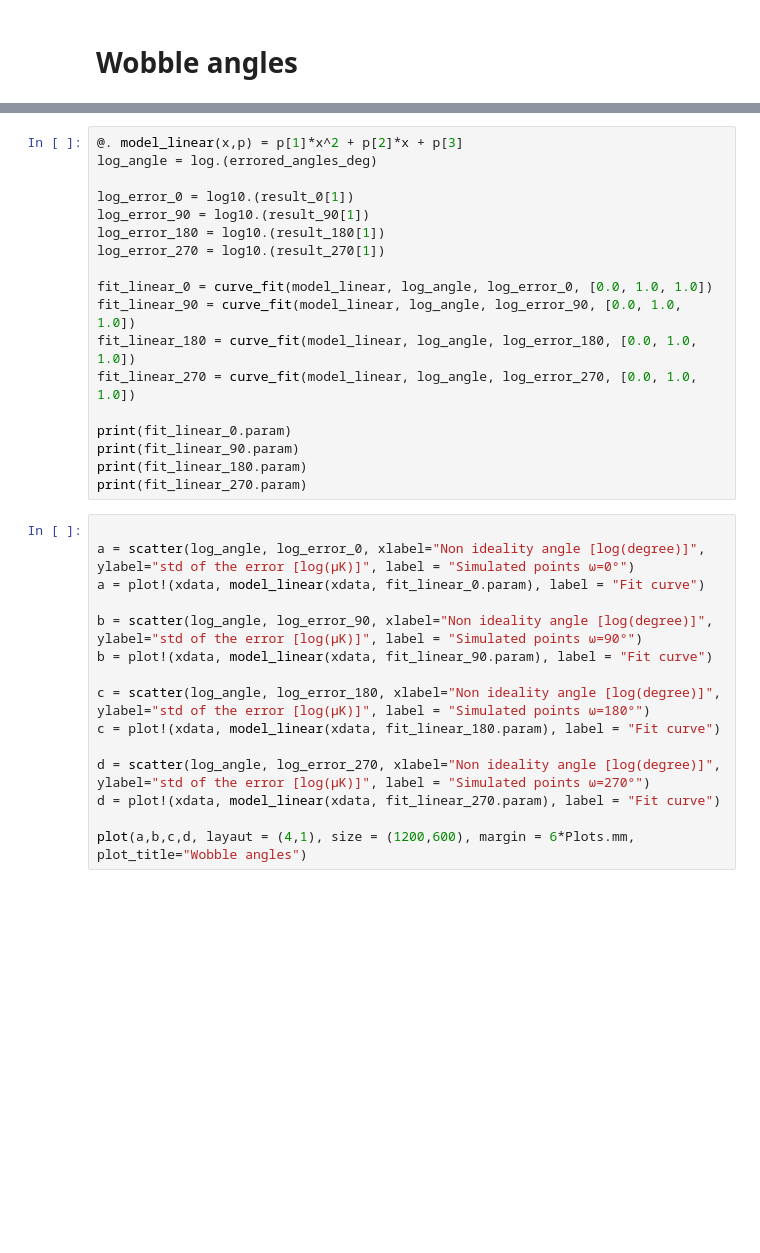
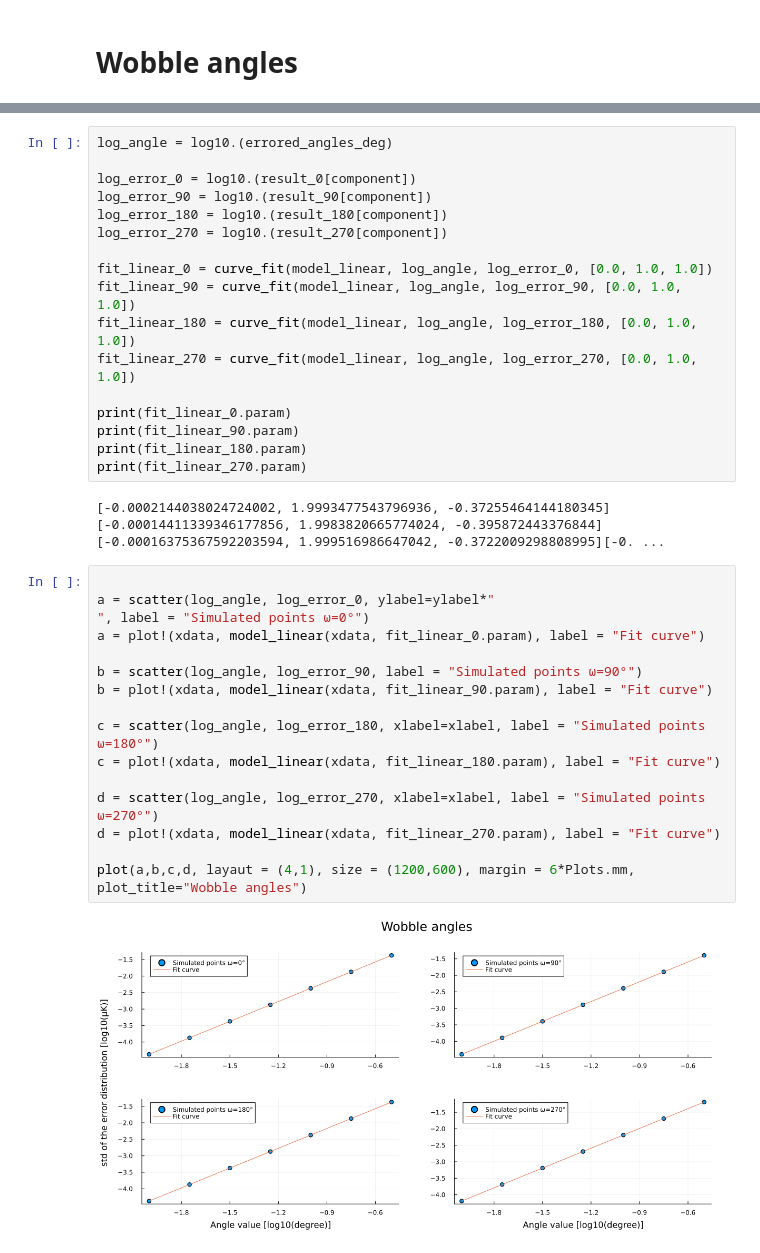
Before and after one commit to teob97/Master-Thesis-Pipeline, a Jupyter notebook: notebooks/error scaling.ipynb, the cells around one changed output, grey strips where cells are left out. Cells and saved outputs as stored; diff of their text form; blank space fills up the shorter version.

```diff
--- a/notebooks/error scaling.ipynb
+++ b/notebooks/error scaling.ipynb
@@ -139,11 +169,10 @@ result_270 = run_scaling(tel_angs_270, sky_model, nside)
 # %%
-@. model_linear(x,p) = p[1]*x^2 + p[2]*x + p[3]
-log_angle = log.(errored_angles_deg)
+log_angle = log10.(errored_angles_deg)
 
-log_error_0 = log10.(result_0[1])
-log_error_90 = log10.(result_90[1])
-log_error_180 = log10.(result_180[1])
-log_error_270 = log10.(result_270[1])
+log_error_0 = log10.(result_0[component])
+log_error_90 = log10.(result_90[component])
+log_error_180 = log10.(result_180[component])
+log_error_270 = log10.(result_270[component])
 
 fit_linear_0 = curve_fit(model_linear, log_angle, log_error_0, [0.0, 1.0, 1.0])
 fit_linear_90 = curve_fit(model_linear, log_angle, log_error_90, [0.0, 1.0, 1.0])
@@ -154,18 +183,22 @@ print(fit_linear_0.param)
 print(fit_linear_90.param)
 print(fit_linear_180.param)
 print(fit_linear_270.param)
+# %% [output]
+[-0.0002144038024724002, 1.9993477543796936, -0.37255464144180345][-0.00014411339346177856, 1.9983820665774024, -0.395872443376844][-0.00016375367592203594, 1.999516986647042, -0.3722009298808995][-0. ...
 # %%
 
-a = scatter(log_angle, log_error_0, xlabel="Non ideality angle [log(degree)]", ylabel="std of the error [log(μK)]", label = "Simulated points ω=0°")
+a = scatter(log_angle, log_error_0, ylabel=ylabel*"                                                         ", label = "Simulated points ω=0°")
 a = plot!(xdata, model_linear(xdata, fit_linear_0.param), label = "Fit curve")
 
-b = scatter(log_angle, log_error_90, xlabel="Non ideality angle [log(degree)]", ylabel="std of the error [log(μK)]", label = "Simulated points ω=90°")
+b = scatter(log_angle, log_error_90, label = "Simulated points ω=90°")
 b = plot!(xdata, model_linear(xdata, fit_linear_90.param), label = "Fit curve")
 
-c = scatter(log_angle, log_error_180, xlabel="Non ideality angle [log(degree)]", ylabel="std of the error [log(μK)]", label = "Simulated points ω=180°")
+c = scatter(log_angle, log_error_180, xlabel=xlabel, label = "Simulated points ω=180°")
 c = plot!(xdata, model_linear(xdata, fit_linear_180.param), label = "Fit curve")
 
-d = scatter(log_angle, log_error_270, xlabel="Non ideality angle [log(degree)]", ylabel="std of the error [log(μK)]", label = "Simulated points ω=270°")
+d = scatter(log_angle, log_error_270, xlabel=xlabel, label = "Simulated points ω=270°")
 d = plot!(xdata, model_linear(xdata, fit_linear_270.param), label = "Fit curve")
 
 plot(a,b,c,d, layaut = (4,1), size = (1200,600), margin = 6*Plots.mm, plot_title="Wobble angles")
+# %% [output]
+[figure, added]
```
Also changed, not shown: parts of 14 cells of this notebook, 9 other files.
